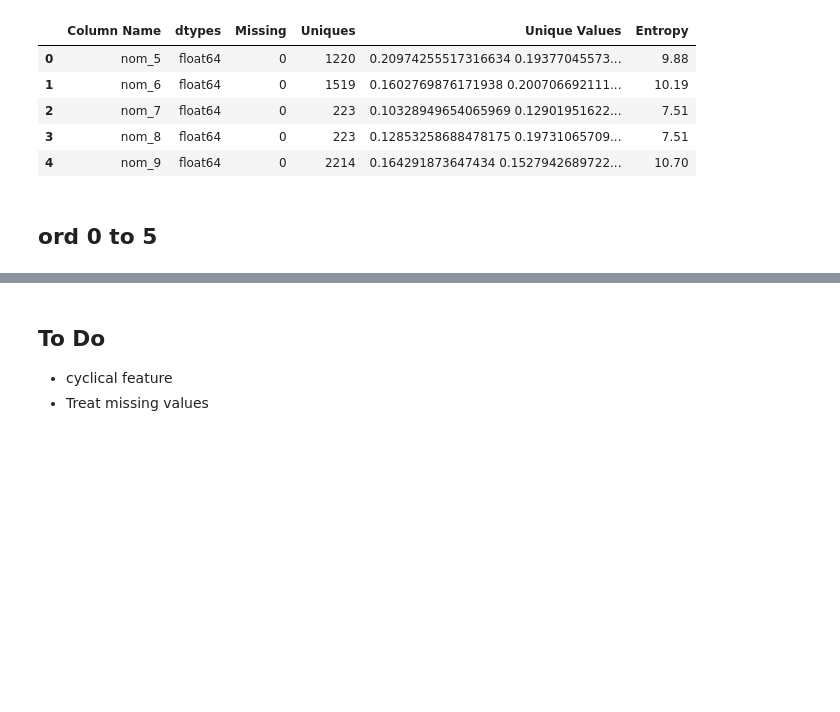
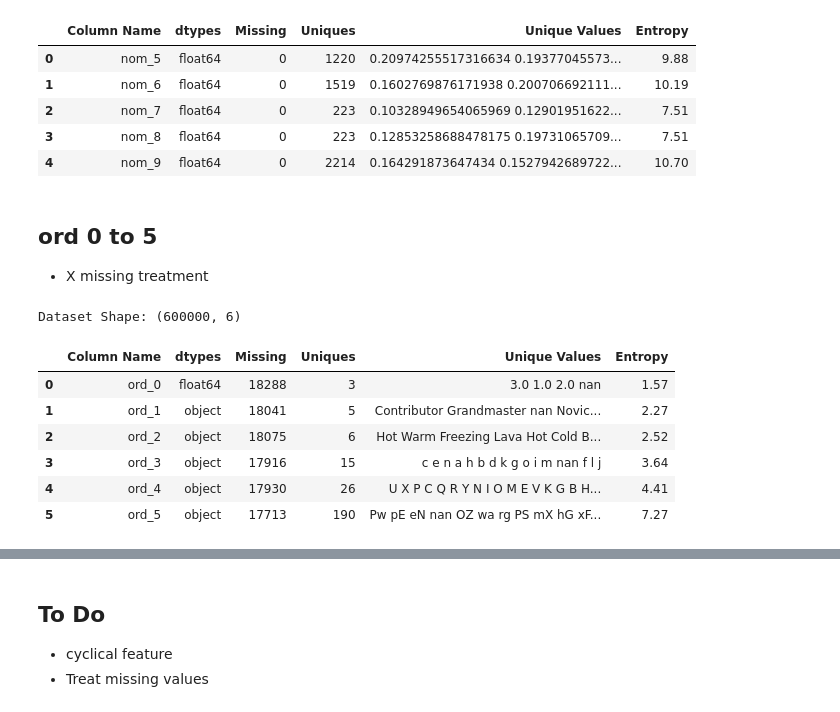
Before and after one commit to palpen/kaggle-pipeline, a Jupyter notebook: cat-in-the-dat-ii/notebook/explore.ipynb, the cells around one changed output, grey strips where cells are left out. Drawn from its saved outputs; the diff is of its cells as text; code cells hidden in the pictures; blank space fills up the shorter version.

```diff
--- a/cat-in-the-dat-ii/notebook/explore.ipynb
+++ b/cat-in-the-dat-ii/notebook/explore.ipynb
@@ -186,3 +218,4 @@ Dataset Shape: (600000, 5)
 | 4 | nom_9 | float64 | 0 | 2214 | 0.164291873647434 0.1527942689722... | 10.70 |
 # %% [markdown]
 ## ord 0 to 5
+* X missing treatment
@@ -189,2 +225,13 @@ Dataset Shape: (600000, 5)
+# %%
+summarize_cats(train_data[features_ord])
+# %% [output]
+Dataset Shape: (600000, 6)
+|  | Column Name | dtypes | Missing | Uniques | Unique Values | Entropy |
+| 0 | ord_0 | float64 | 18288 | 3 | 3.0 1.0 2.0 nan | 1.57 |
+| 1 | ord_1 | object | 18041 | 5 | Contributor Grandmaster nan Novic... | 2.27 |
+| 2 | ord_2 | object | 18075 | 6 | Hot Warm Freezing Lava Hot Cold B... | 2.52 |
+| 3 | ord_3 | object | 17916 | 15 | c e n a h b d k g o i m nan f l j | 3.64 |
+| 4 | ord_4 | object | 17930 | 26 | U X P C Q R Y N I O M E V K G B H... | 4.41 |
+| 5 | ord_5 | object | 17713 | 190 | Pw pE eN nan OZ wa rg PS mX hG xF... | 7.27 |
 # %%
 # MAIN
```
Also changed, not shown: parts of 24 cells of this notebook.
